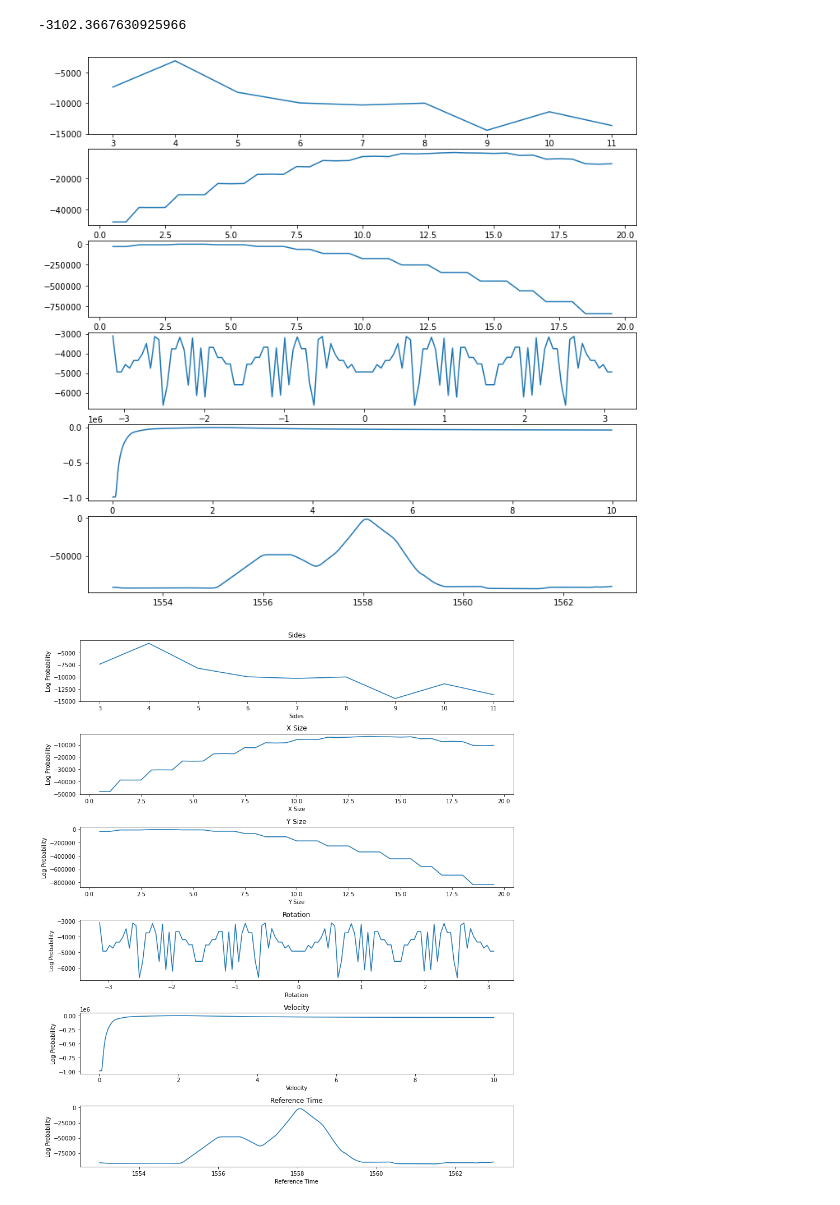
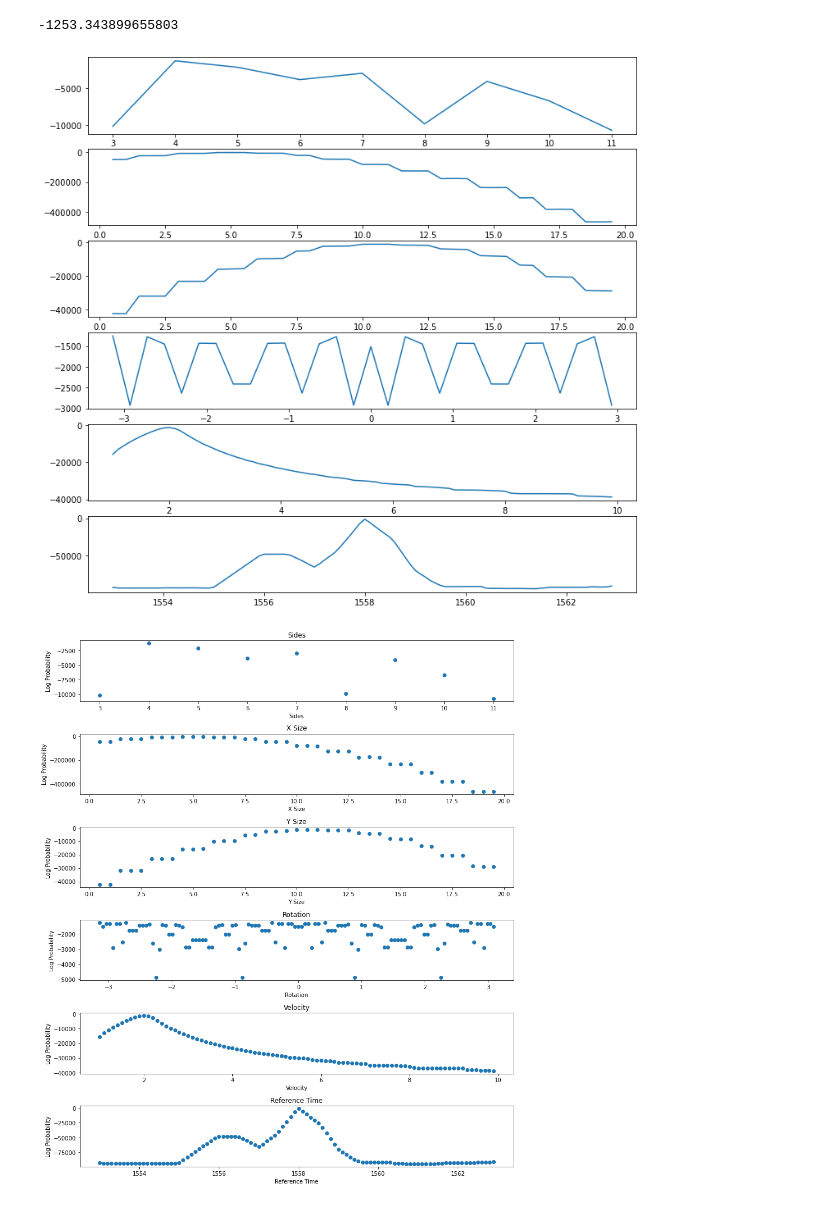
Before and after one commit to joshua-bromley/tessSignalInjection, a Jupyter notebook: mcmc/logProbabilities.ipynb, the cells around one changed output. Cells and saved outputs as stored; diff of their text form; code cells hidden in the pictures.

```diff
--- a/mcmc/logProbabilities.ipynb
+++ b/mcmc/logProbabilities.ipynb
@@ -86,7 +86,7 @@ def model(sides,xdim,ydim,rotation,velocity, tRef, times):
     pointsList = [points]
     grid = []
     for i in range(100):
-        for j in range(int(2*xdim + 4)):
+        for j in range(int(2*np.max((xdim,ydim))+4)):
             grid.append((i,j))
     planetGrid = fillShape(grid,pointsList)
     planet = TransitingImage(opacitymat = planetGrid, v = velocity, t_ref = tRef, t_arr = times)
@@ -125,40 +125,40 @@ def logProbability(theta, times, flux, fluxErr):
     return lp + ll
 # %%
 times, flux, fluxErr = getData("tesslc_1420332000000")
-theta0 = [4, 13.5, 4, 0, 2, 1558]
+theta0 = [4, 4.5, 11, 0, 2, 1558]
 print(logProbability(theta0,times, flux, fluxErr))
 # %% [output]
--3102.3667630925966
+-1253.343899655803
 # %%
 fig, ax = plt.subplots(6,1, figsize = (12,12))
 logProb = []
 offset = []
 offset.append(np.arange(3,12))
 offset.append(np.arange(0,20,0.5))
 offset.append(np.arange(0,20,0.5))
-offset.append(np.arange(-np.pi,np.pi,np.pi/60))
-offset.append(np.arange(0,10,0.01))
-offset.append(np.arange(1553,1563,0.04))
+offset.append(np.arange(-np.pi,np.pi,np.pi/15))
+offset.append(np.arange(1,10,0.1))
+offset.append(np.arange(1553,1563,0.1))
 for i in range(6):
     logProb.append([])
-    theta0 = [4, 13.5, 4, 0, 2, 1558]
+    theta0 = [4, 4.5, 11, 0, 2, 1558]
     for j in offset[i]:
         theta0[i] = j
         logProb[i].append(logProbability(theta0, times, flux, fluxErr))
     ax[i].plot(offset[i],logProb[i])
 
 plt.show()
 # %% [output]
-[figure, old version]
+[figure, new version]
 # %%
 fig, ax = plt.subplots(6,1, figsize = (12,14))
 parameters = ["Sides","X Size", "Y Size","Rotation","Velocity","Reference Time"]
 for i in range(6):
-    ax[i].plot(offset[i],logProb[i])
+    ax[i].plot(offset[i],logProb[i], 'o')
     ax[i].set_ylabel("Log Probability")
     ax[i].set_xlabel(parameters[i])
     ax[i].set_title(parameters[i])
 fig.tight_layout()
 plt.show()
 # %% [output]
-[figure, old version]
+[figure, new version]
```
Also changed, not shown: parts of 2 cells of this notebook, 1 other file.
